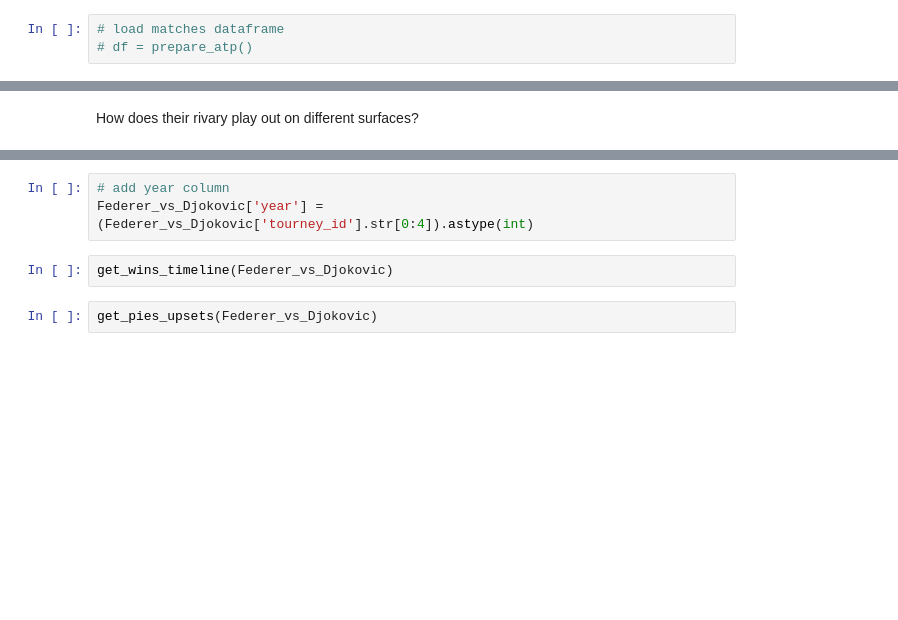
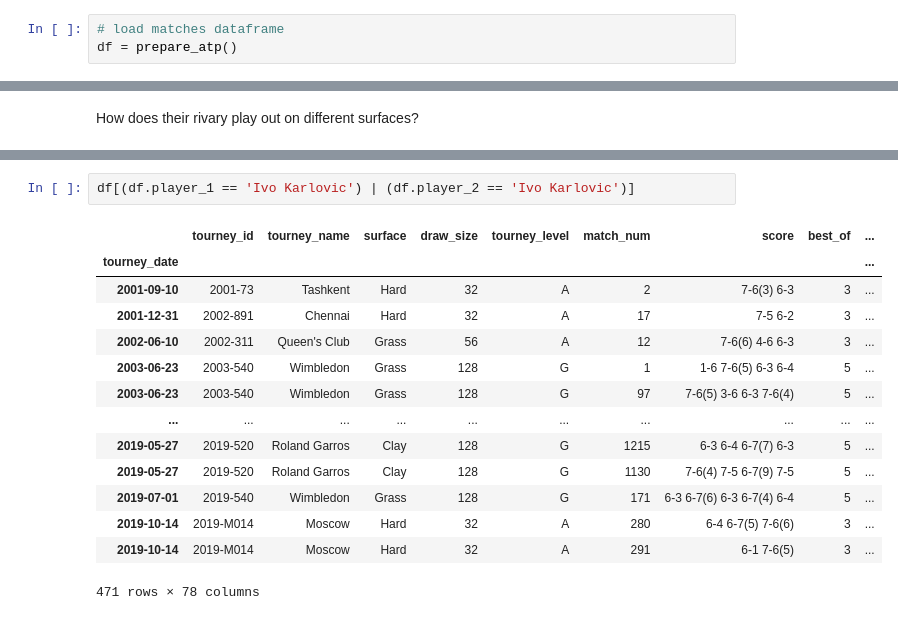
Before and after one commit to Racket-Science/Tennis-Match-Predictions, a Jupyter notebook: Notebooks/bondy_books/explore.ipynb, the cells around one changed output, grey strips where cells are left out. Cells and saved outputs as stored; diff of their text form; blank space fills up the shorter version.

```diff
--- a/Notebooks/bondy_books/explore.ipynb
+++ b/Notebooks/bondy_books/explore.ipynb
@@ -35,7 +35,7 @@ dtypes: float64(43), int64(1), object(3)
 memory usage: 143.2+ KB
 # %%
 # load matches dataframe
-# df = prepare_atp()
+df = prepare_atp()
 # %% [markdown]
 # Explore
 ---
@@ -287,7 +394,17 @@ Federer_vs_Djokovic[Federer_vs_Djokovic.surface == 'Hard'].player_1_wins
-# %%
-# add year column
-Federer_vs_Djokovic['year'] = (Federer_vs_Djokovic['tourney_id'].str[0:4]).astype(int)
-# %%
-get_wins_timeline(Federer_vs_Djokovic)
-# %%
-get_pies_upsets(Federer_vs_Djokovic)
+# %%
+df[(df.player_1 == 'Ivo Karlovic') | (df.player_2 == 'Ivo Karlovic')]
+# %% [output]
+|  | tourney_id | tourney_name | surface | draw_size | tourney_level | match_num | score | best_of | ... |
+| tourney_date |  |  |  |  |  |  |  |  | ... |
+| 2001-09-10 | 2001-73 | Tashkent | Hard | 32 | A | 2 | 7-6(3) 6-3 | 3 | ... |
+| 2001-12-31 | 2002-891 | Chennai | Hard | 32 | A | 17 | 7-5 6-2 | 3 | ... |
+| 2002-06-10 | 2002-311 | Queen's Club | Grass | 56 | A | 12 | 7-6(6) 4-6 6-3 | 3 | ... |
+| 2003-06-23 | 2003-540 | Wimbledon | Grass | 128 | G | 1 | 1-6 7-6(5) 6-3 6-4 | 5 | ... |
+| 2003-06-23 | 2003-540 | Wimbledon | Grass | 128 | G | 97 | 7-6(5) 3-6 6-3 7-6(4) | 5 | ... |
+| ... | ... | ... | ... | ... | ... | ... | ... | ... | ... |
+| 2019-05-27 | 2019-520 | Roland Garros | Clay | 128 | G | 1215 | 6-3 6-4 6-7(7) 6-3 | 5 | ... |
+| 2019-05-27 | 2019-520 | Roland Garros | Clay | 128 | G | 1130 | 7-6(4) 7-5 6-7(9) 7-5 | 5 | ... |
+| 2019-07-01 | 2019-540 | Wimbledon | Grass | 128 | G | 171 | 6-3 6-7(6) 6-3 6-7(4) 6-4 | 5 | ... |
+| 2019-10-14 | 2019-M014 | Moscow | Hard | 32 | A | 280 | 6-4 6-7(5) 7-6(6) | 3 | ... |
+| 2019-10-14 | 2019-M014 | Moscow | Hard | 32 | A | 291 | 6-1 7-6(5) | 3 | ... |
+471 rows × 78 columns
```
Also changed, not shown: parts of 26 cells of this notebook.
